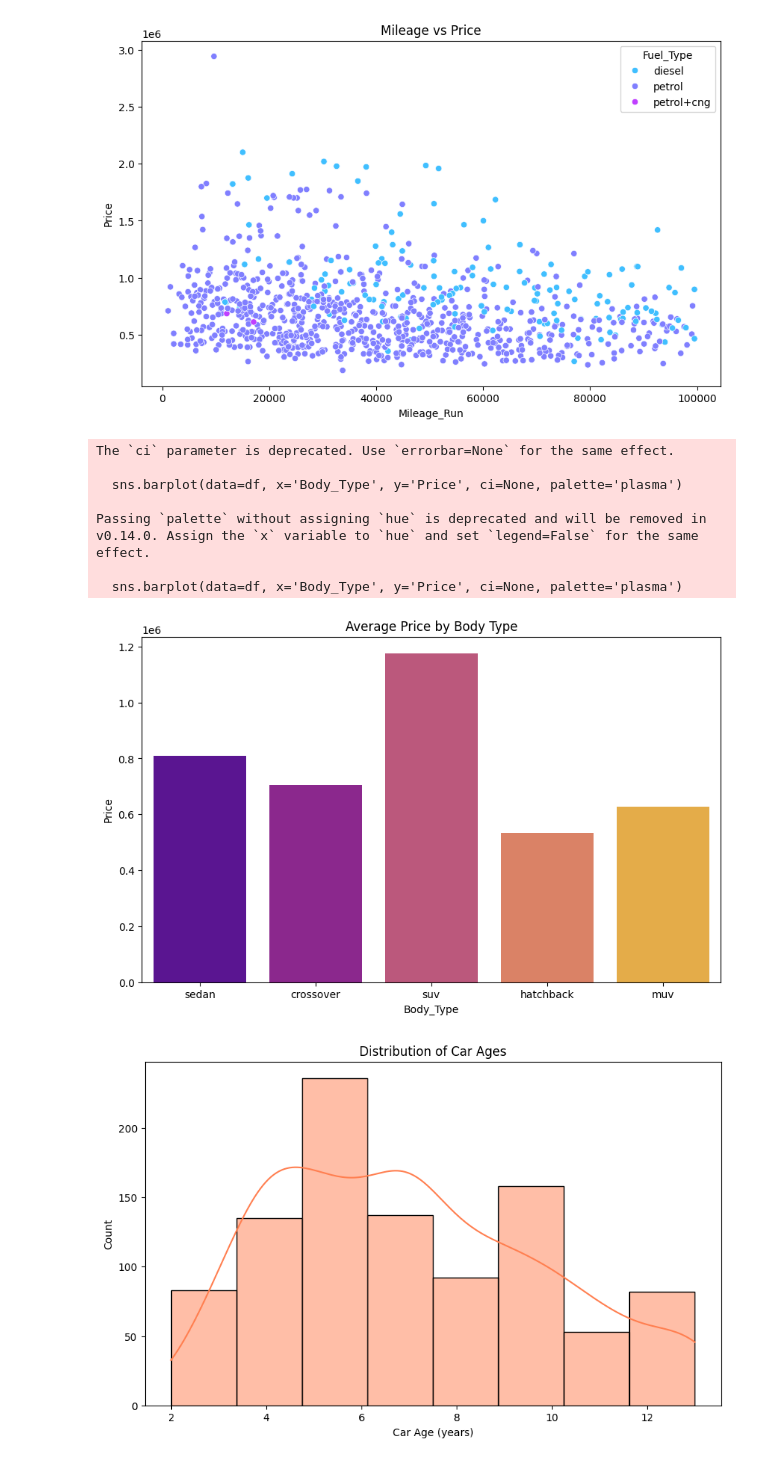
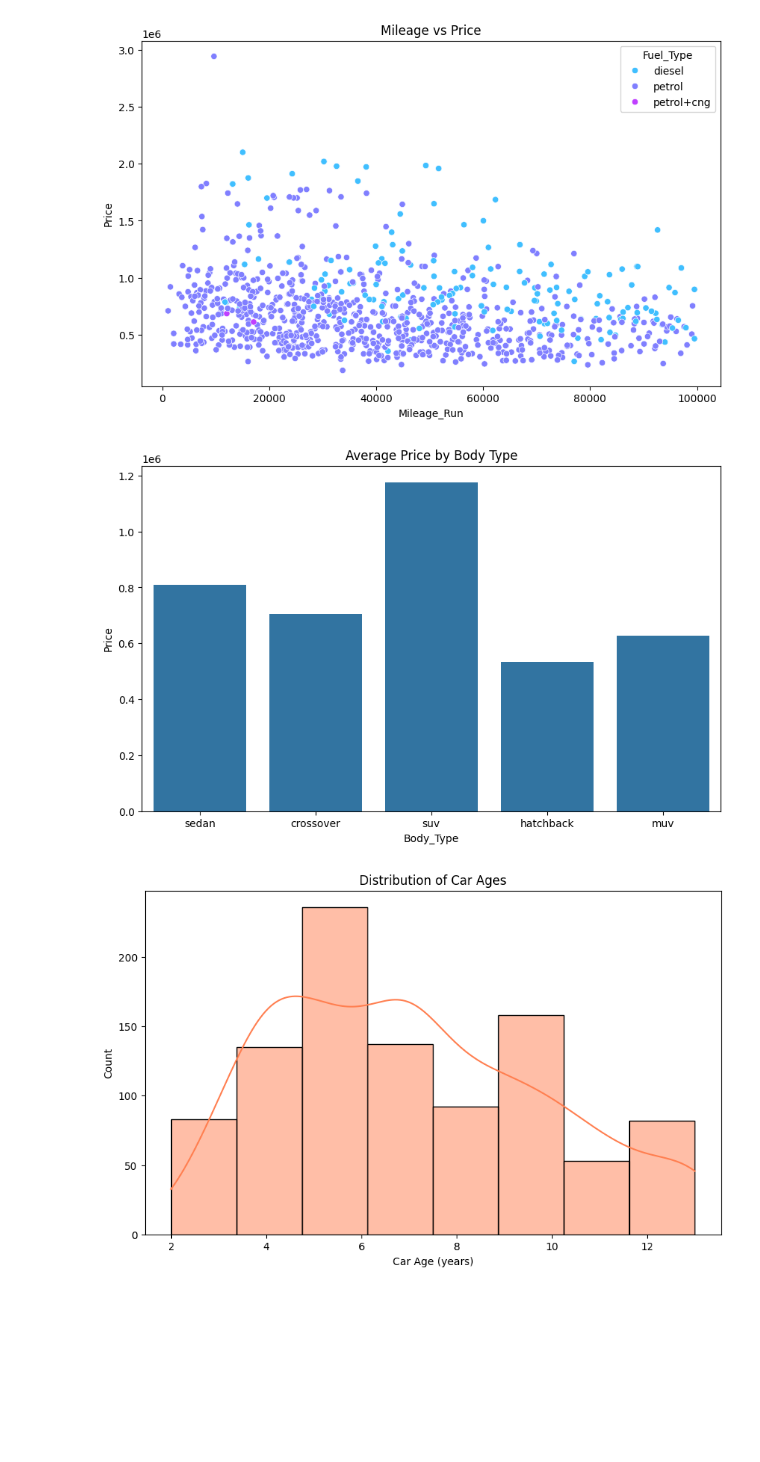
Before and after one commit to alliemkim/ds-3001, a Jupyter notebook: labs/4_hedonic_pricing.ipynb, the cells around one changed output. Drawn from its saved outputs; the diff is of its cells as text; code cells hidden in the pictures; blank space fills up the shorter version.

```diff
--- a/labs/4_hedonic_pricing.ipynb
+++ b/labs/4_hedonic_pricing.ipynb
@@ -54,18 +54,11 @@ plt.show()
 # %%
 # Average price by Body_Type
 plt.figure(figsize=(10, 6))
-sns.barplot(data=df, x='Body_Type', y='Price', ci=None, palette='plasma')
+sns.barplot(data=df, x='Body_Type', y='Price', errorbar=None)  # Removed ci and palette
 plt.title('Average Price by Body Type')
 plt.show()
 # %% [output]
-The `ci` parameter is deprecated. Use `errorbar=None` for the same effect.
-
-  sns.barplot(data=df, x='Body_Type', y='Price', ci=None, palette='plasma')
-
-Passing `palette` without assigning `hue` is deprecated and will be removed in v0.14.0. Assign the `x` variable to `hue` and set `legend=False` for the same effect.
-
-  sns.barplot(data=df, x='Body_Type', y='Price', ci=None, palette='plasma')
-[figure, old version]
+[figure, new version]
 # %%
 # Distribution of car ages
 df['Car_Age'] = 2024 - df['Make_Year']
```
Also changed, not shown: parts of 2 cells of this notebook.
